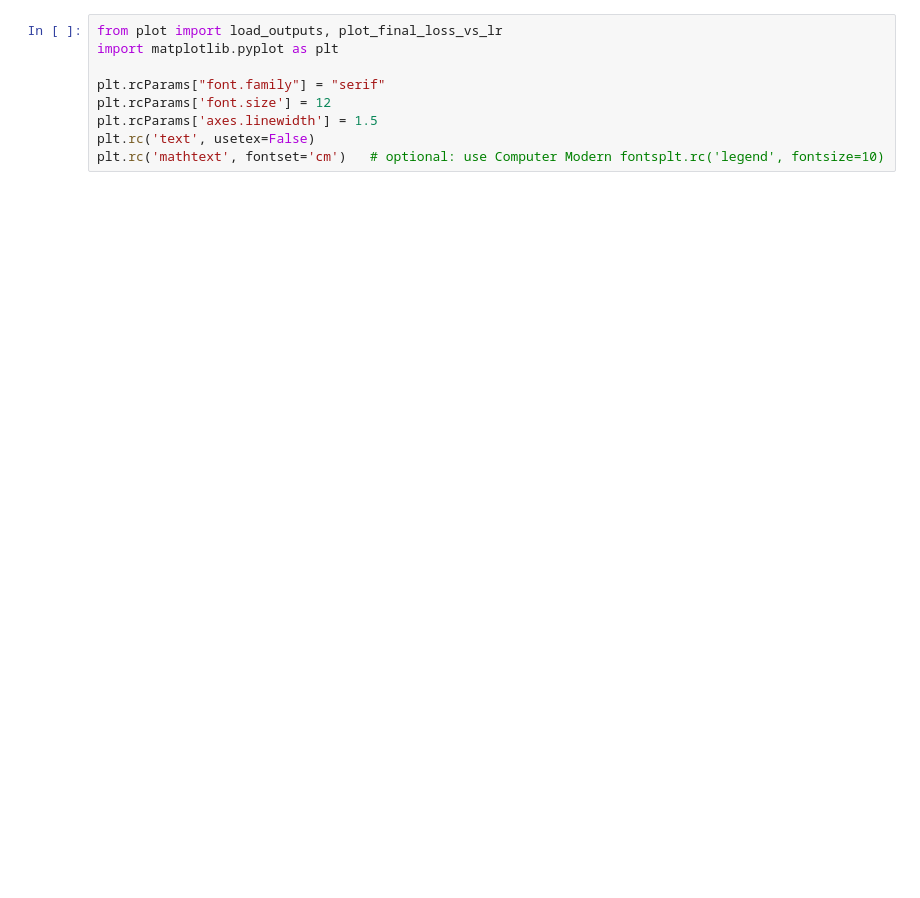
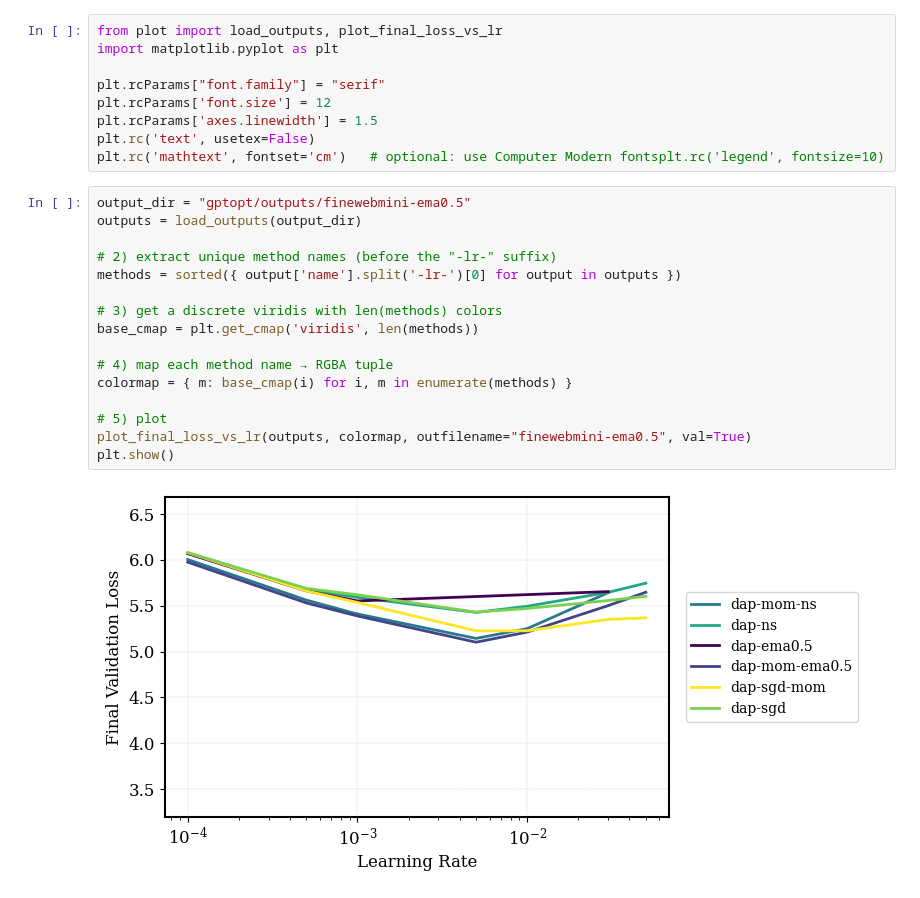
Before and after one commit to gowerrobert/GPT-opt, a Jupyter notebook: make_plots.ipynb, the cells around one changed output. Drawn from its saved outputs; the diff is of its cells as text; blank space fills up the shorter version.

```diff
--- a/make_plots.ipynb
+++ b/make_plots.ipynb
@@ -7,3 +7,21 @@ plt.rcParams['font.size'] = 12
 plt.rcParams['axes.linewidth'] = 1.5
 plt.rc('text', usetex=False)
 plt.rc('mathtext', fontset='cm')   # optional: use Computer Modern fontsplt.rc('legend', fontsize=10)
+# %%
+output_dir = "gptopt/outputs/finewebmini-ema0.5"
+outputs = load_outputs(output_dir)
+
+# 2) extract unique method names (before the "-lr-" suffix)
+methods = sorted({ output['name'].split('-lr-')[0] for output in outputs })
+
+# 3) get a discrete viridis with len(methods) colors
+base_cmap = plt.get_cmap('viridis', len(methods))
+
+# 4) map each method name → RGBA tuple
+colormap = { m: base_cmap(i) for i, m in enumerate(methods) }
+
+# 5) plot
+plot_final_loss_vs_lr(outputs, colormap, outfilename="finewebmini-ema0.5", val=True)
+plt.show()
+# %% [output]
+[figure, added]
```
Also changed, not shown: parts of 3 cells of this notebook, 16 other files.
